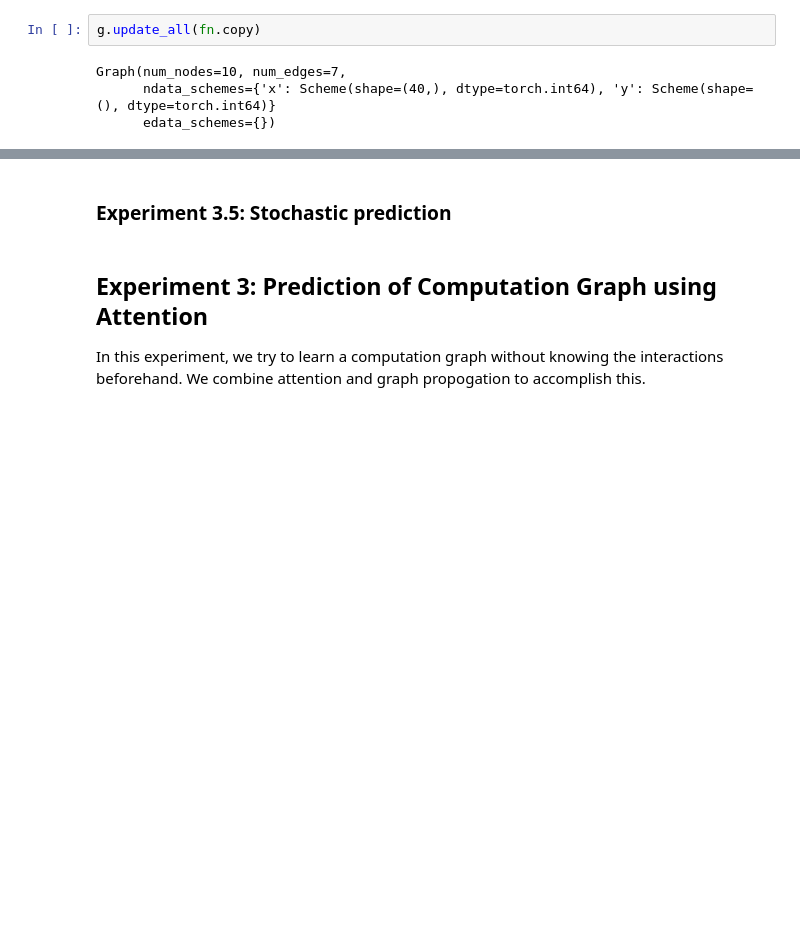
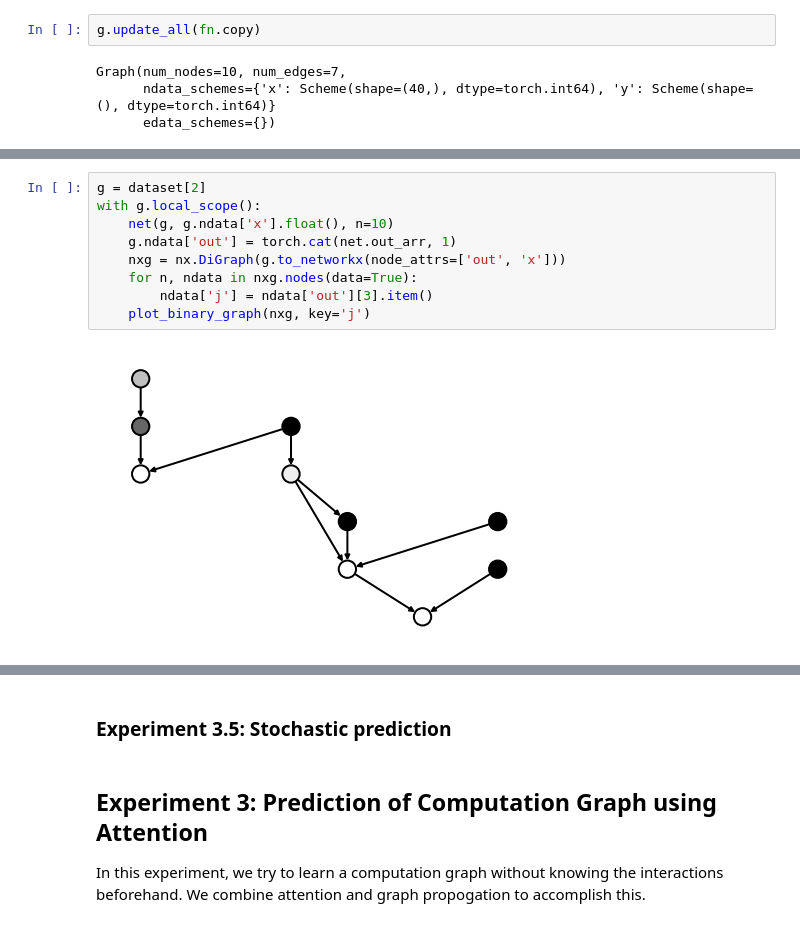
Before and after one commit to jvrana/deep-learning-guides, a Jupyter notebook: notebooks/annotated_universal_graph_transformer/causes_of_lung_cancer/experiment_generative_attention_network.ipynb, the cells around one changed output, grey strips where cells are left out. Saved outputs shown, nothing was run; the diff lists cells and outputs as text; blank space fills up the shorter version.

```diff
--- a/notebooks/annotated_universal_graph_transformer/causes_of_lung_cancer/experiment_generative_attention_network.ipynb
+++ b/notebooks/annotated_universal_graph_transformer/causes_of_lung_cancer/experiment_generative_attention_network.ipynb
@@ -758,0 +790,11 @@ with g.local_scope():
+# %%
+g = dataset[2]
+with g.local_scope():
+    net(g, g.ndata['x'].float(), n=10)
+    g.ndata['out'] = torch.cat(net.out_arr, 1)
+    nxg = nx.DiGraph(g.to_networkx(node_attrs=['out', 'x']))
+    for n, ndata in nxg.nodes(data=True):
+        ndata['j'] = ndata['out'][3].item()
+    plot_binary_graph(nxg, key='j')
+# %% [output]
+[figure, added]
```
Also changed, not shown: parts of 18 cells of this notebook.
